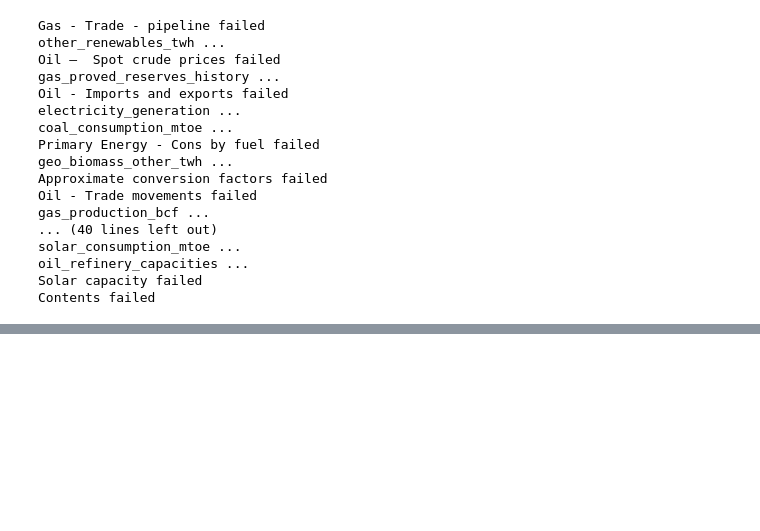
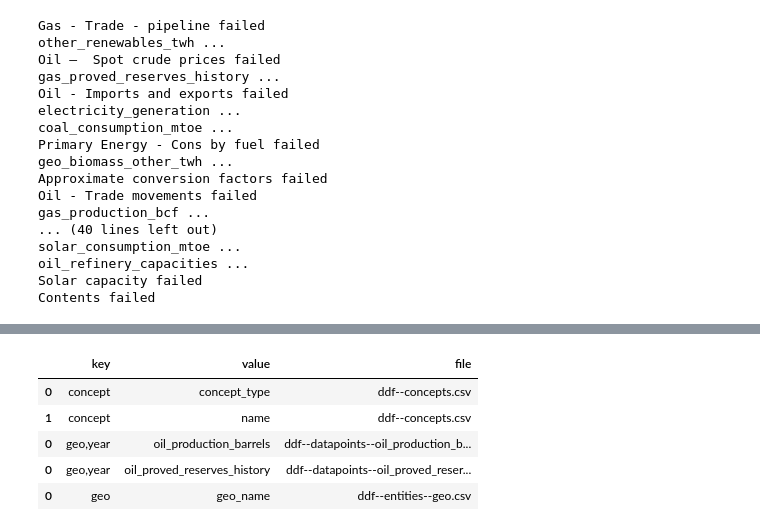
Before and after one commit to open-numbers/ddf--bp--energy, a Jupyter notebook: etl/bp--energy.ipynb, the cells around one changed output, grey strips where cells are left out. Drawn from its saved outputs; the diff is of its cells as text; code cells hidden in the pictures; blank space fills up the shorter version.

```diff
--- a/etl/bp--energy.ipynb
+++ b/etl/bp--energy.ipynb
@@ -180,0 +270,9 @@ Contents failed
+# %%
+create_index_file('../')
+# %% [output]
+|  | key | value | file |
+| 0 | concept | concept_type | ddf--concepts.csv |
+| 1 | concept | name | ddf--concepts.csv |
+| 0 | geo,year | oil_production_barrels | ddf--datapoints--oil_production_b... |
+| 0 | geo,year | oil_proved_reserves_history | ddf--datapoints--oil_proved_reser... |
+| 0 | geo | geo_name | ddf--entities--geo.csv |
```
Also changed, not shown: parts of 18 cells of this notebook, 36 other files.
